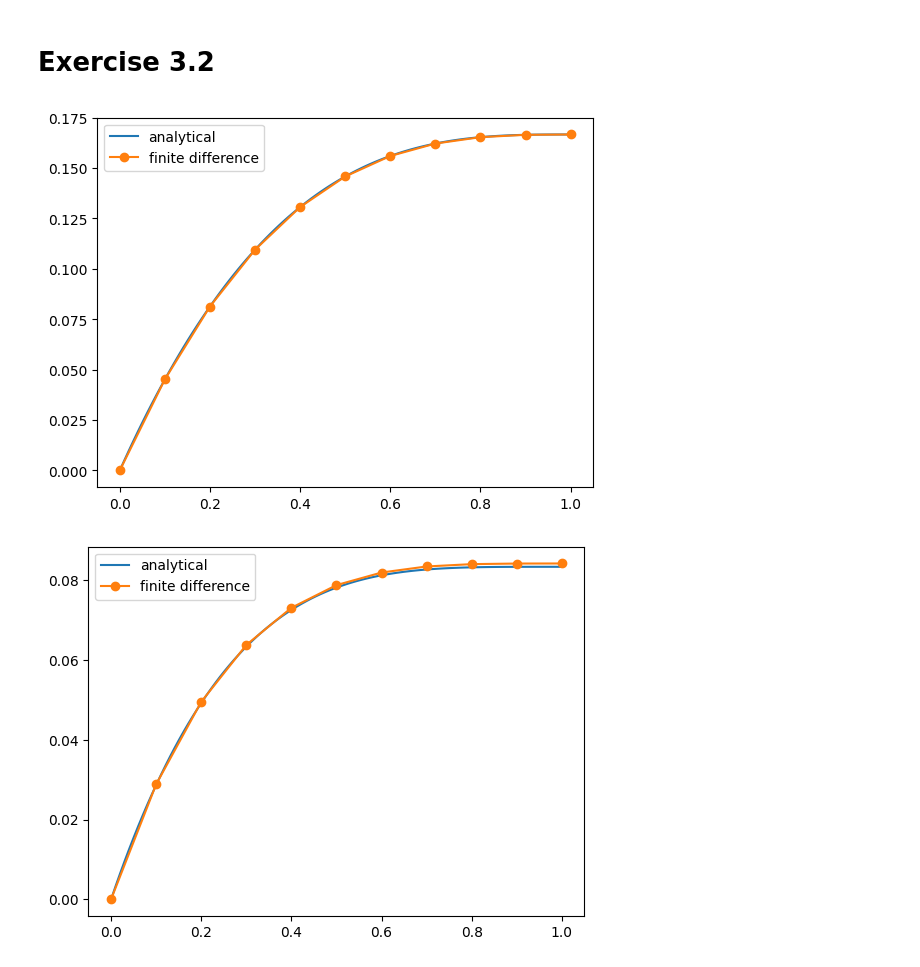
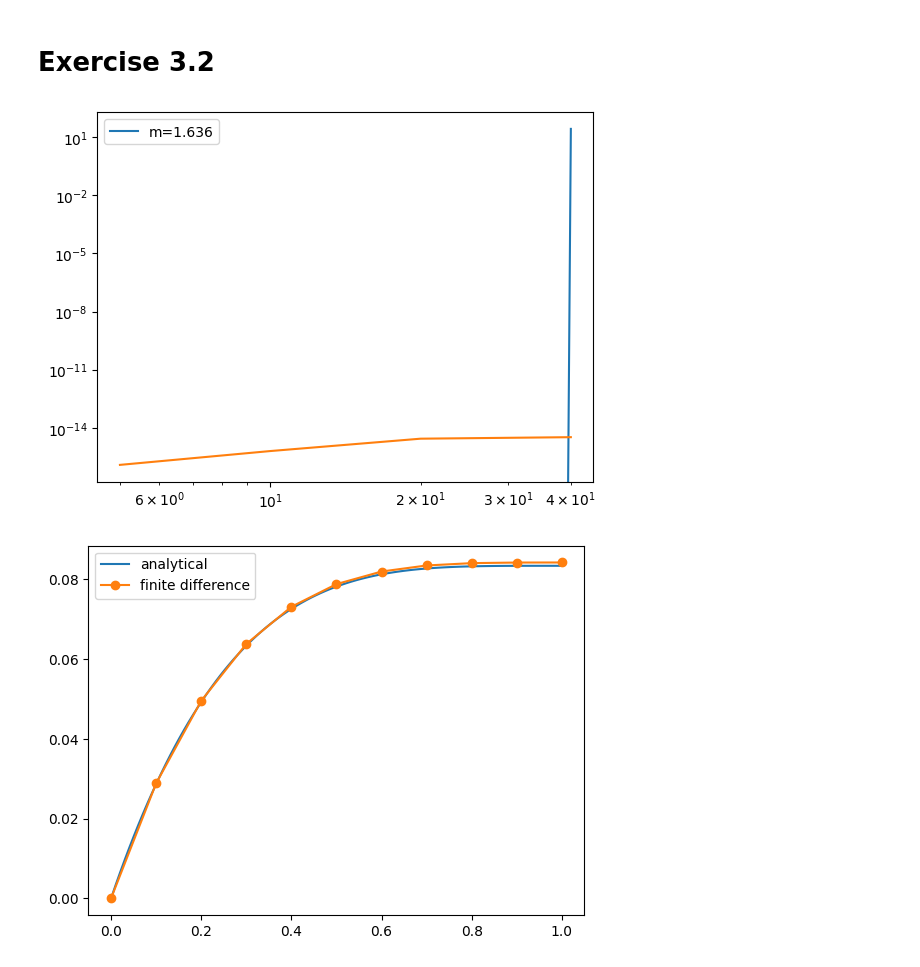
Before and after one commit to 000rla/Numerics_assignment_2, a Jupyter notebook: exercises.ipynb, the cells around one changed output. Drawn from its saved outputs; the diff is of its cells as text; code cells hidden in the pictures.

Commit message:
Started on order of convergence

```diff
--- a/exercises.ipynb
+++ b/exercises.ipynb
@@ -79,24 +80,50 @@ def solver(S,Ne,alpha,beta):
     Psi_A = np.zeros_like(nodes)
     Psi_A[0] = alpha
     Psi_A[1:] = np.linalg.solve(K, F)
-    print(F)
 
     return nodes, Psi_A
+
+def linear(x,m,c):
+    return m*x+c
+
+def L2_norm_error(pred,aim,x):
+    return np.sqrt(sum((pred-aim(x))**2))/np.sqrt(sum(aim(x)**2))
+
+def order_of_convergence(analytical,S,alpha,beta,Ns=[5,10,20,40]):
+    Psis=[]
+    L2_norms=[]
+    Ns=np.array(Ns)
+    for N in Ns:
+        nodes,Psi_N=solver(S,N,alpha,beta)
+        Psis.append(Psi_N)
+        L2_norms.append(L2_norm_error(Psi_N,analytical,nodes))
+
+    [m,c], pcov = spo.curve_fit(linear, np.log(Ns), np.log(L2_norms))
+
+    plt.loglog(Ns,m*Ns+c,label='m='+str(round(m,3)))
+    plt.loglog(Ns,L2_norms)
+    plt.legend()
+    plt.show()
 # %%
+def ana(x):
+    return x*(x**2-3*x+3)/6
+
 x_ana=np.linspace(0,1,100)
 y_ana=x_ana*(x_ana**2-3*x_ana+3)/6
 
 alpha=0
 beta=0
 Ne = 10
-x,y=solver(S,Ne,alpha,beta)
+# x,y=solver(S,Ne,alpha,beta)
 
-plt.plot(x_ana,y_ana,label='analytical')
-plt.plot(x,y,'o-',label='finite difference')
-plt.legend()
-plt.show()
+# plt.plot(x_ana,y_ana,label='analytical')
+# plt.plot(x,y,'o-',label='finite difference')
+# plt.legend()
+# plt.show()
+
+order_of_convergence(ana,S,alpha,beta)
 # %% [output]
-[figure, old version]
+[figure, new version]
 # %%
 x_ana=np.linspace(0,1,100)
 y_ana=x_ana*(4-6*x_ana+4*x_ana**2-x_ana**3)/12
```
Also changed, not shown: parts of 1 cell of this notebook.
